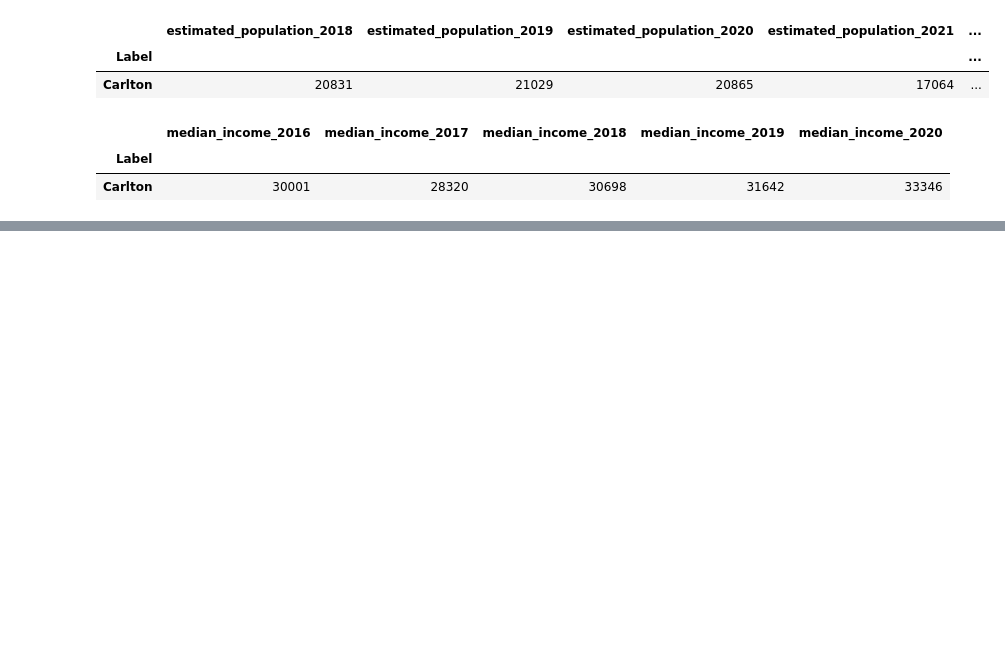
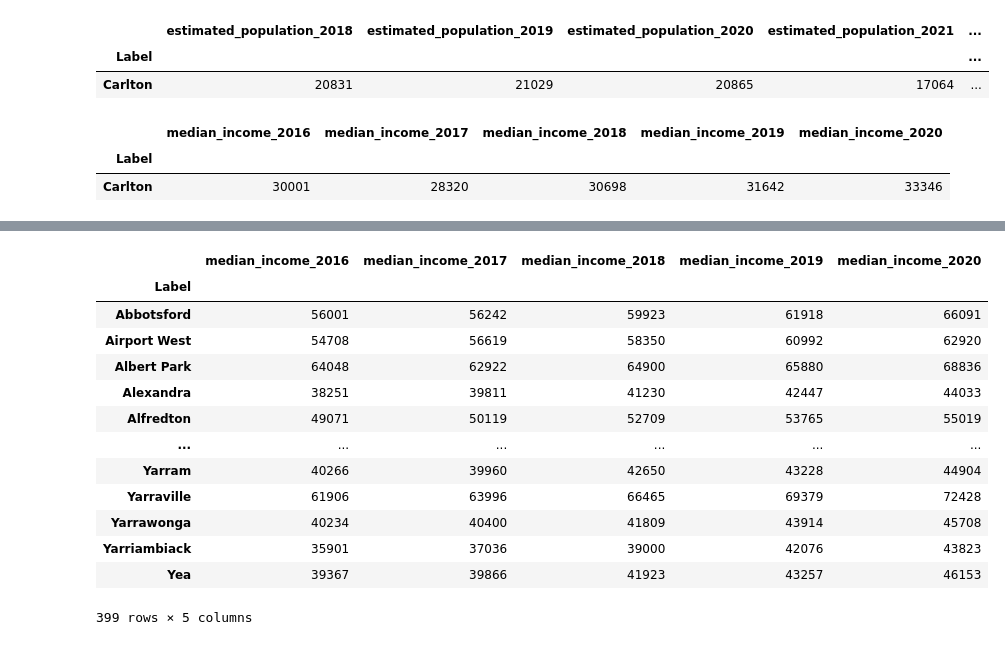
Before and after one commit to MAST30034-AppliedDataScience/project-2-group-real-estate-hexosergeantchelelebratebonitz, a Jupyter notebook: notebooks/Aarav/growth_rate.ipynb, the cells around one changed output, grey strips where cells are left out. Saved outputs shown, nothing was run; the diff lists cells and outputs as text; code cells hidden in the pictures; blank space fills up the shorter version.

```diff
--- a/notebooks/Aarav/growth_rate.ipynb
+++ b/notebooks/Aarav/growth_rate.ipynb
@@ -120 +123,18 @@ population_df
+# %%
+income_df
+# %% [output]
+|  | median_income_2016 | median_income_2017 | median_income_2018 | median_income_2019 | median_income_2020 |
+| Label |  |  |  |  |  |
+| Abbotsford | 56001 | 56242 | 59923 | 61918 | 66091 |
+| Airport West | 54708 | 56619 | 58350 | 60992 | 62920 |
+| Albert Park | 64048 | 62922 | 64900 | 65880 | 68836 |
+| Alexandra | 38251 | 39811 | 41230 | 42447 | 44033 |
+| Alfredton | 49071 | 50119 | 52709 | 53765 | 55019 |
+| ... | ... | ... | ... | ... | ... |
+| Yarram | 40266 | 39960 | 42650 | 43228 | 44904 |
+| Yarraville | 61906 | 63996 | 66465 | 69379 | 72428 |
+| Yarrawonga | 40234 | 40400 | 41809 | 43914 | 45708 |
+| Yarriambiack | 35901 | 37036 | 39000 | 42076 | 43823 |
+| Yea | 39367 | 39866 | 41923 | 43257 | 46153 |
+399 rows × 5 columns
 # %%
```
Also changed, not shown: parts of 15 cells of this notebook, 5 other files.
